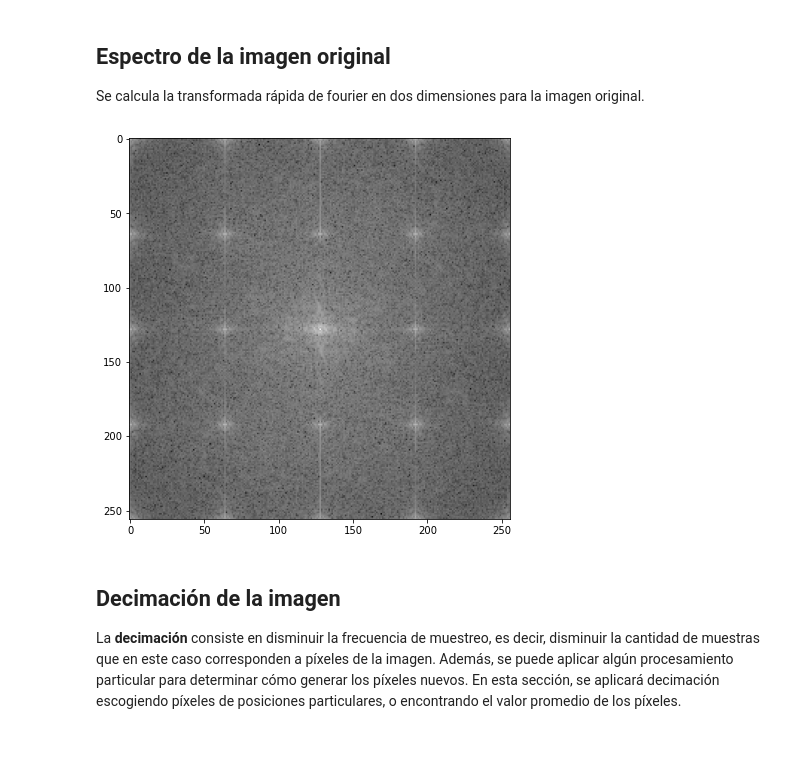
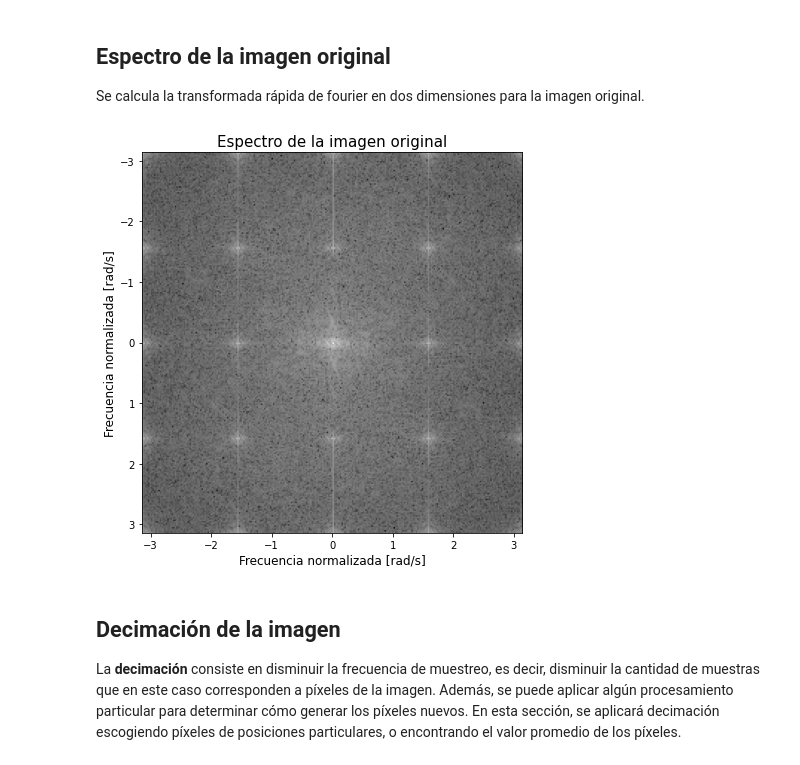
Before and after one commit to asp-image-dsp/image-processing-tp01, a Jupyter notebook: notebooks/exercise_05.ipynb, the cells around one changed output. Drawn from its saved outputs; the diff is of its cells as text; code cells hidden in the pictures.

Commit message:
Complete notebook format for exercise 05
Plot axis and ticks, explanations, titles, etc

```diff
--- a/notebooks/exercise_05.ipynb
+++ b/notebooks/exercise_05.ipynb
@@ -27,10 +29,13 @@ Se calcula la transformada rápida de fourier en dos dimensiones para la imagen
 spectrum_original = np.fft.fftshift(np.fft.fft2(original_image, s=(256, 256)))
 # %%
 plt.figure(figsize=(15, 7))
-plt.imshow(np.log10(np.abs(spectrum_original)), cmap='gray')
+plt.imshow(np.log10(np.abs(spectrum_original)), cmap='gray', extent=[-np.pi, np.pi, np.pi, -np.pi])
+plt.xlabel('Frecuencia normalizada [rad/s]', fontsize=12)
+plt.ylabel('Frecuencia normalizada [rad/s]', fontsize=12)
+plt.title('Espectro de la imagen original', fontsize=15)
 plt.show()
 # %% [output]
-[figure, old version]
+[figure, new version]
 # %% [markdown]
 ## Decimación de la imagen
 La **decimación** consiste en disminuir la frecuencia de muestreo, es decir, disminuir la cantidad de muestras que en este caso corresponden a píxeles de la imagen. Además, se puede aplicar algún procesamiento particular para determinar cómo generar los píxeles nuevos. En esta sección, se aplicará decimación escogiendo píxeles de posiciones particulares, o encontrando el valor promedio de los píxeles.
```
Also changed, not shown: parts of 28 cells of this notebook, 3 other files.
